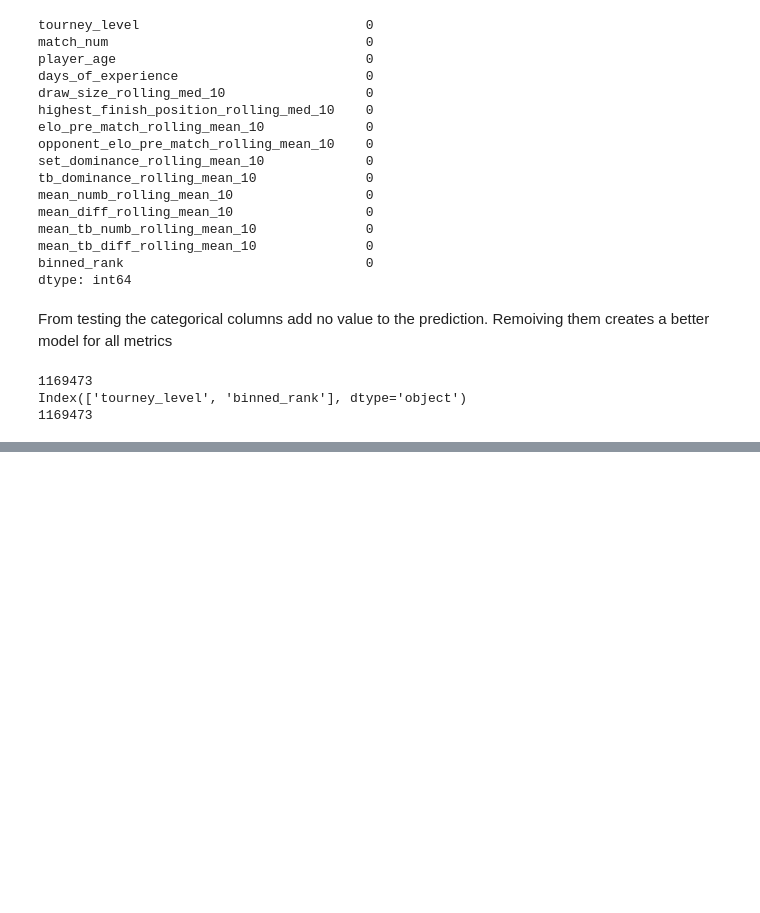
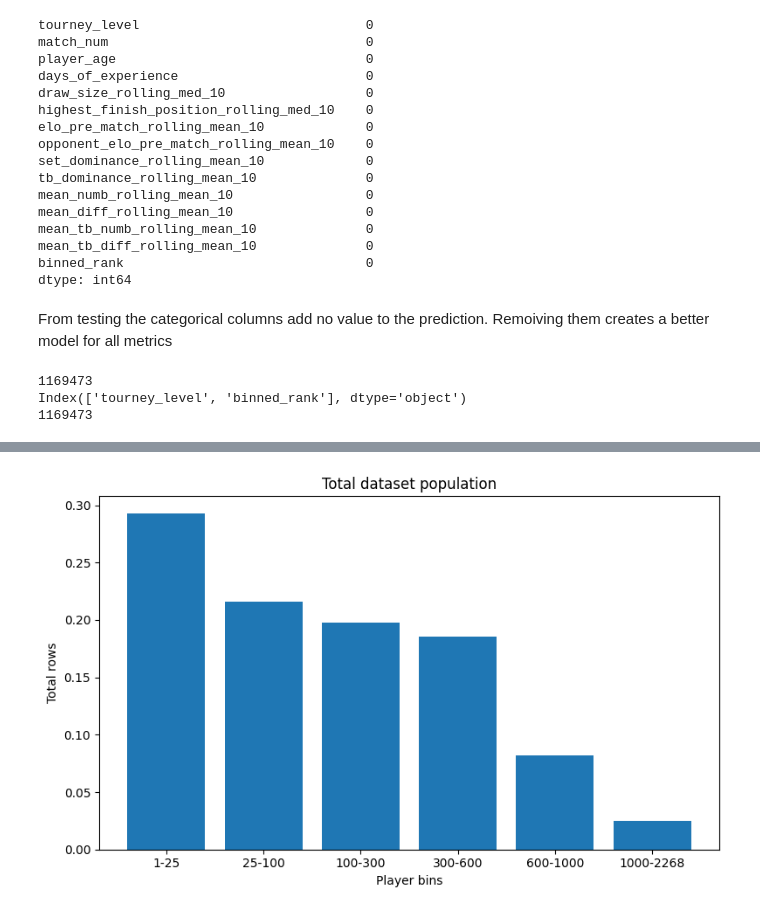
Before and after one commit to GolbertCeitaPages/CMI-DataScience-Project, a Jupyter notebook: preprocessing_knn_classifier.ipynb, the cells around one changed output, grey strips where cells are left out. Cells and saved outputs as stored; diff of their text form; code cells hidden in the pictures; blank space fills up the shorter version.

```diff
--- a/preprocessing_knn_classifier.ipynb
+++ b/preprocessing_knn_classifier.ipynb
@@ -305,0 +365,21 @@ plt.show()
+# %%
+# Count occurrences of each binned rank
+pred_counts = results['pred_rank_coded'].value_counts() / len(results)
+
+x = np.arange(len(pred_counts))  # x positions
+width = 0.8
+
+plt.figure(figsize=(8,5))
+plt.bar(x, pred_counts.values, width=width)
+
+plt.xlabel("Player bins")
+plt.ylabel("Total rows")
+plt.title("Total dataset population")
+
+# Use your string bin labels on the x-axis
+plt.xticks(x, bin_labels)
+
+plt.tight_layout()
+plt.show()
+# %% [output]
+[figure, added]
```
Also changed, not shown: parts of 13 cells of this notebook.
